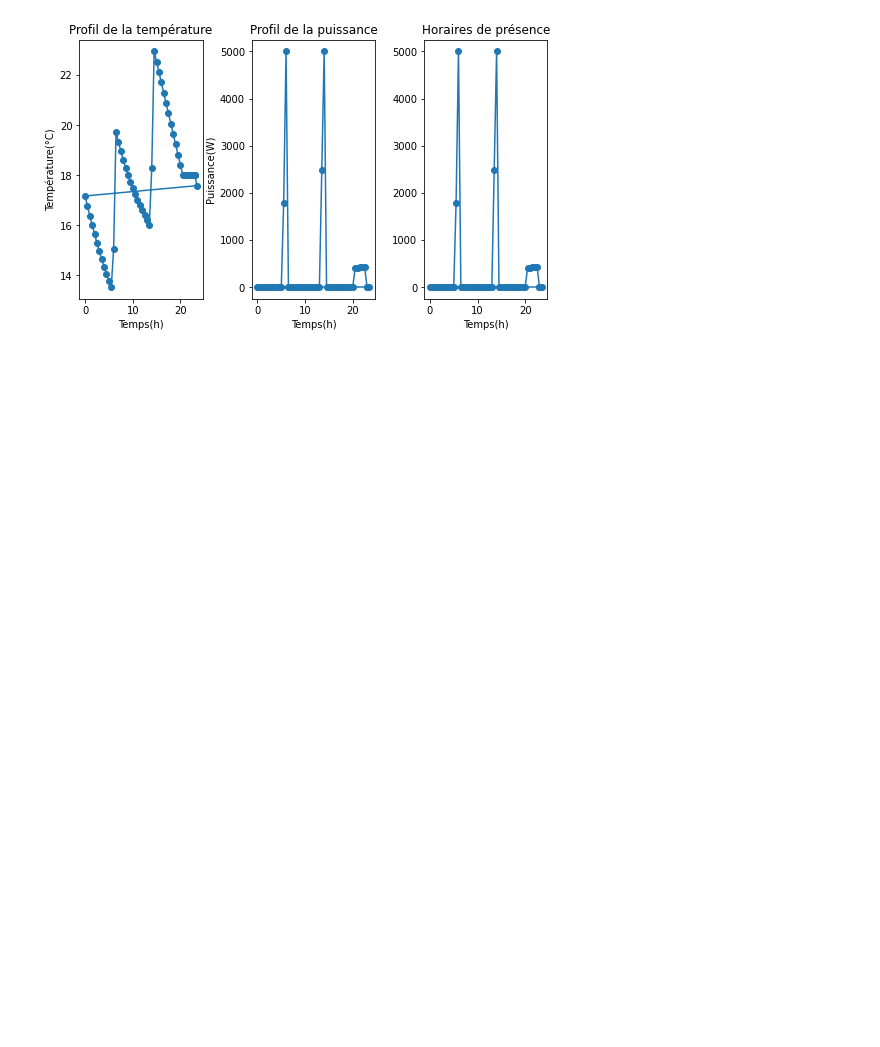
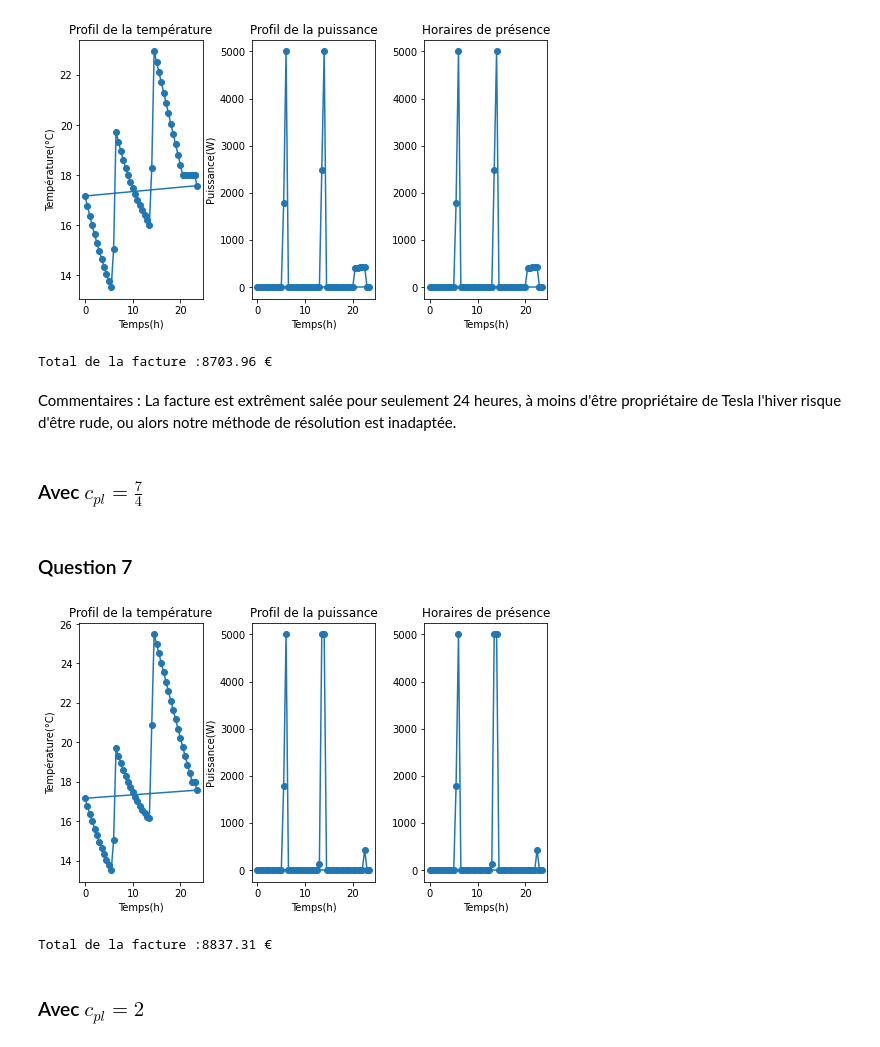
Before and after one commit to EliottBarbier/Projet_Opti, a Jupyter notebook: Projet.ipynb, the cells around one changed output. Cells and saved outputs as stored; diff of their text form; code cells hidden in the pictures; blank space fills up the shorter version.

Commit message:
Question 7, question 8.a)

```diff
--- a/Projet.ipynb
+++ b/Projet.ipynb
@@ -200,3 +209,76 @@ plt.subplots_adjust(left=0.1,
 plt.show()
 # %% [output]
 [figure]
+# %%
+#Résultat de la facture après optimisation
+print(f"Total de la facture :{round(res.fun, 2)} €")
+# %% [output]
+Total de la facture :8703.96 €
+# %% [markdown]
+Commentaires :
+La facture est extrêment salée pour seulement 24 heures, à moins d'être propriétaire de Tesla l'hiver risque d'être rude, ou alors notre méthode de résolution est inadaptée.
+# %% [markdown]
+### Avec $c_{pl} = \frac{7}{4}$
+# %% [markdown]
+### Question 7
+# %%
+#Exécution de l'algortihme du simplexe, c_pl = 7/4
+c = np.zeros( (2*N+2,) )
+Aeq = np.zeros((N+2, (2*N+2)))
+beq = np.zeros( (N+2,) )
+Ain = np.zeros((4*N+4, (2*N+2)))
+b_in = np.zeros( (4*N+4,) )
+compute_matrix(c_pl=7/4)
+res = scipy.optimize.linprog(c, A_ub=Ain, b_ub=b_in, A_eq=Aeq, b_eq=beq, bounds=(None, None), method='revised simplex', callback=None, options=None, x0=None)
+# %%
+#Avec des tarifs d'heures pleines différents:
+
+#Avec c_pl = 7/4
+
+c = np.zeros( (2*N+2,) )
+Aeq = np.zeros((N+2, (2*N+2)))
+beq = np.zeros( (N+2,) )
+Ain = np.zeros((4*N+4, (2*N+2)))
+b_in = np.zeros( (4*N+4,) )
+compute_matrix(c_pl=7/4)
+
+#Résultats
+T = res.x[:N+1]
+P = res.x[N+1:]
+
+#Affichage du résultat:
+
+#Température
+fig, axes = plt.subplots(nrows=1, ncols=3, figsize=(5, 3))
+axes[0].plot(t, T, marker="o")
+axes[0].set_xlabel("Temps(h)")
+axes[0].set_ylabel("Température(°C)")
+axes[0].set_title("Profil de la température")
+
+#Puissance
+axes[1].plot(t, P, marker="o")
+axes[1].set_xlabel("Temps(h)")
+axes[1].set_ylabel("Puissance(W)")
+axes[1].set_title("Profil de la puissance")
+
+#Iocc
+axes[2].plot(t, P, marker="o")
+axes[2].set_xlabel("Temps(h)")
+axes[2].set_title("Horaires de présence")
+
+plt.subplots_adjust(left=0.1,
+                    bottom=0.2,
+                    right=1.4,
+                    top=1.4,
+                    wspace=0.4,
+                    hspace=0.4)
+plt.show()
+# %% [output]
+[figure, added]
+# %%
+#Résultat de la facture après optimisation avec c_pl=7/4
+print(f"Total de la facture :{round(res.fun, 2)} €")
+# %% [output]
+Total de la facture :8837.31 €
+# %% [markdown]
+### Avec $c_{pl} = 2$
```
Also changed, not shown: parts of 19 cells of this notebook.
